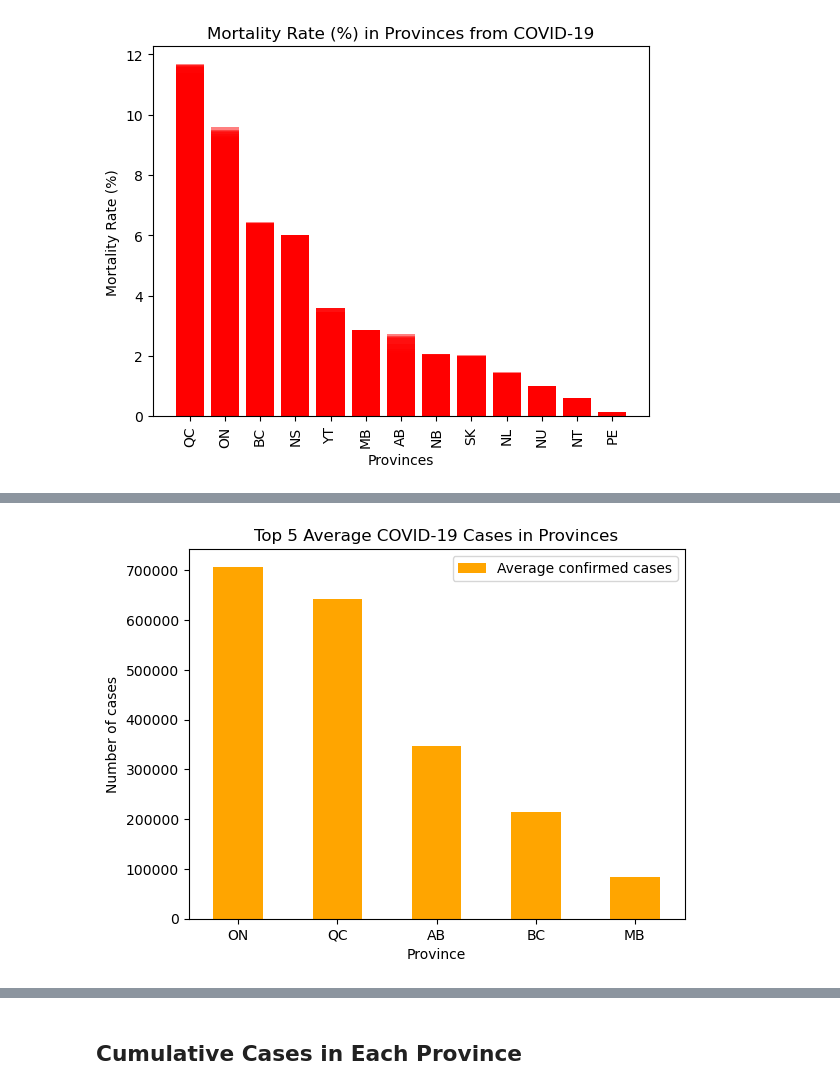
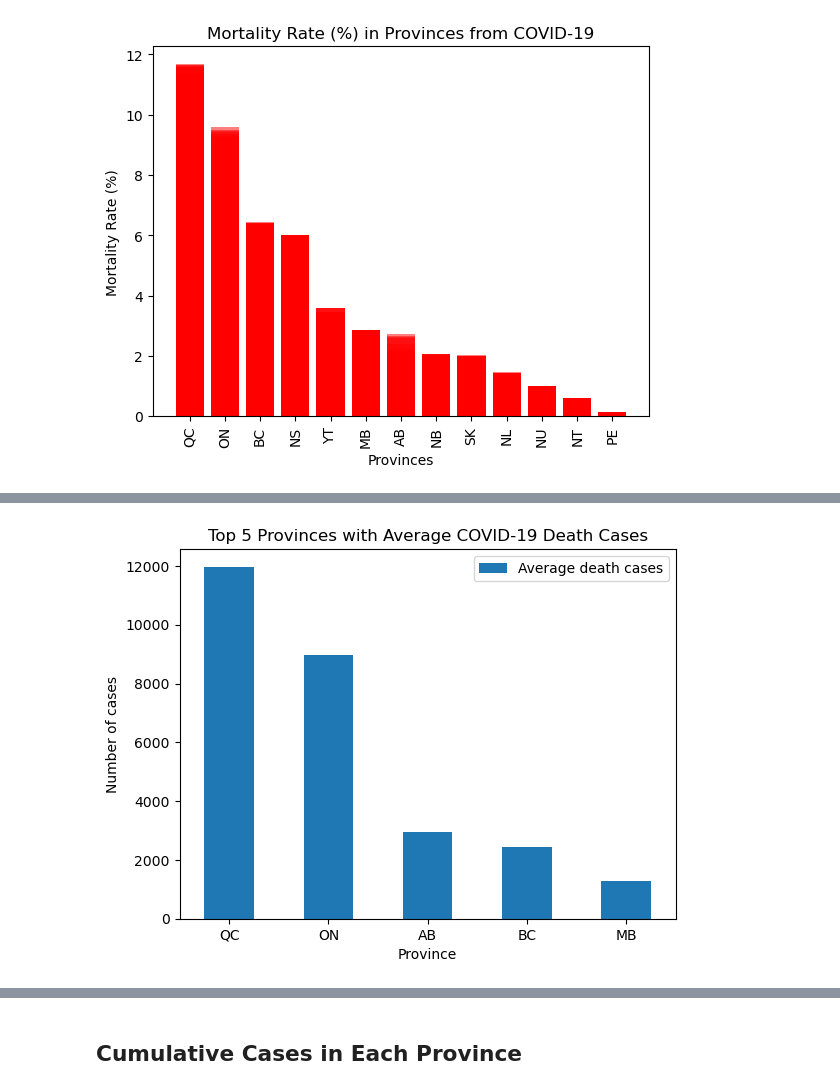
Before and after one commit to svafaeva93/Covid19AnalysisCanada, a Jupyter notebook: Data_visualization_API.ipynb, the cells around one changed output, grey strips where cells are left out. Cells and saved outputs as stored; diff of their text form; code cells hidden in the pictures.

Commit message:
Corrections to plots

```diff
--- a/Data_visualization_API.ipynb
+++ b/Data_visualization_API.ipynb
@@ -240,6 +241,6 @@ covid_dataframe_df.head(5)
 # %%
-# Calculating active cases
-covid_dataframe_df['Active Cases'] = covid_dataframe_df['Cumulative confirmed cases'] - (covid_dataframe_df['Cumulative death cases'] + covid_dataframe_df['Cumulative hospitalizations cases'])
-covid_dataframe_df.sample(20)
+covid_dataframe_df['Cumulative Active Cases'] = covid_dataframe_df['Cumulative confirmed cases'] - (covid_dataframe_df['Cumulative death cases']-covid_dataframe_df['Cumulative hospitalizations cases'])
+covid_dataframe_df['Active Cases per day'] = covid_dataframe_df['Confirmed cases per day'] - (covid_dataframe_df['Deaths per day'] + covid_dataframe_df['hospitalizations per day'])
+covid_dataframe_df.head(20)
 # %% [output]
 |  | Province | Date | Cumulative confirmed cases | Confirmed cases per day | Cumulative death cases | Deaths per day | ... |
@@ -290,10 +291,10 @@ covid_dataframe_df.describe()
 | max | 1.605818e+06 | 19509.000000 | 18218.000000 | 153.000000 | ... |
 # %%
-# Averages of confirmed cases, death cases, hospitalization, mortality rate and active cases
+# Averages of confirmed cumulative cases, death cases, hospitalization, mortality rate and active cases in each province
 
-sorted_by_province = covid_dataframe_df.groupby('Province').agg({'Cumulative confirmed cases': 'mean', 'Cumulative death cases':'mean','Cumulative hospitalizations cases':'mean', 'Mortality rate':'mean', "Active Cases":'mean'})
+sorted_by_province = covid_dataframe_df.groupby('Province').agg({'Cumulative confirmed cases': 'mean', 'Cumulative death cases':'mean','Cumulative hospitalizations cases':'mean', 'Mortality rate':'mean', 'Cumulative Active Cases':'mean'})
 
-sorted_by_province = sorted_by_province.rename(columns={"Cumulative confirmed cases": "Average confirmed cases", "Cumulative death cases": "Average death cases", "Cumulative hospitalizations cases":"Average hospitalization", "Mortality rate":"Average mortality rate", "Active Cases":"Average Active Cases"})
+sorted_by_province = sorted_by_province.rename(columns={"Cumulative confirmed cases": "Average confirmed cases", "Cumulative death cases": "Average death cases", "Cumulative hospitalizations cases":"Average hospitalization", "Mortality rate":"Average mortality rate", "Cumulative Active Cases":"Average Active Cases"})
 sorted_dataset=pd.DataFrame(sorted_by_province)
 sorted_dataset
 # %% [output]
@@ -335,14 +436,8 @@ plt.show()
 # %%
-sorted_dataset = sorted_dataset.sort_values(by=['Average confirmed cases'], ascending=False)
-top_five = sorted_dataset.nlargest(5, 'Average confirmed cases')
-
-data = pd.DataFrame({"Average confirmed cases": top_five["Average confirmed cases"]}, index=top_five.index)
-
-ax = data.plot(kind="bar", rot=0, color = 'orange')
-
+ax = data.plot(kind="bar", rot=0)
 ax.set_xlabel("Province")
 ax.set_ylabel("Number of cases")
-ax.set_title("Top 5 Average COVID-19 Cases in Provinces")
-plt.savefig("Graphs/mean_cases.png")
+ax.set_title("Top 5 Provinces with Average COVID-19 Death Cases")
+plt.savefig("Graphs/mean_death.png")
 # %% [output]
-[figure, old version]
+[figure, new version]
```
Also changed, not shown: parts of 34 cells of this notebook, 10 other files.
